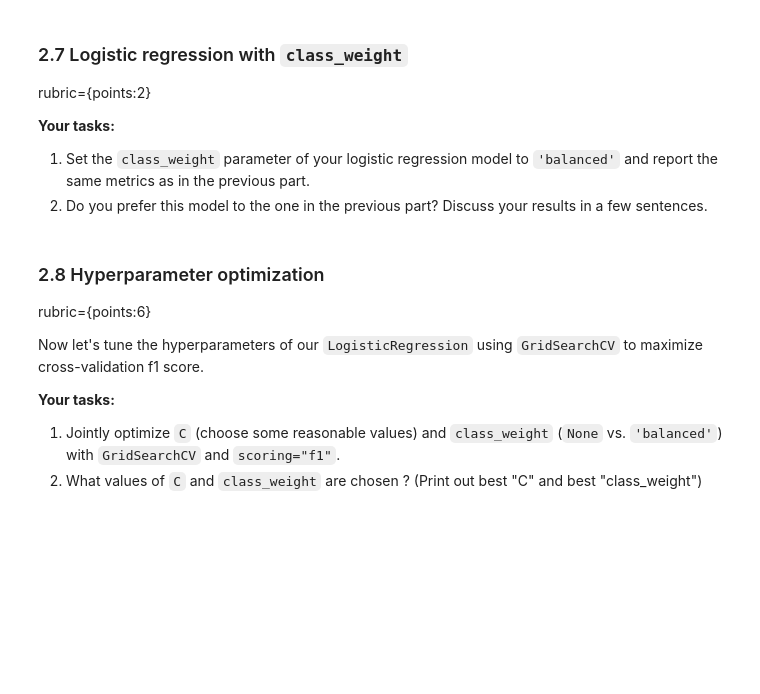
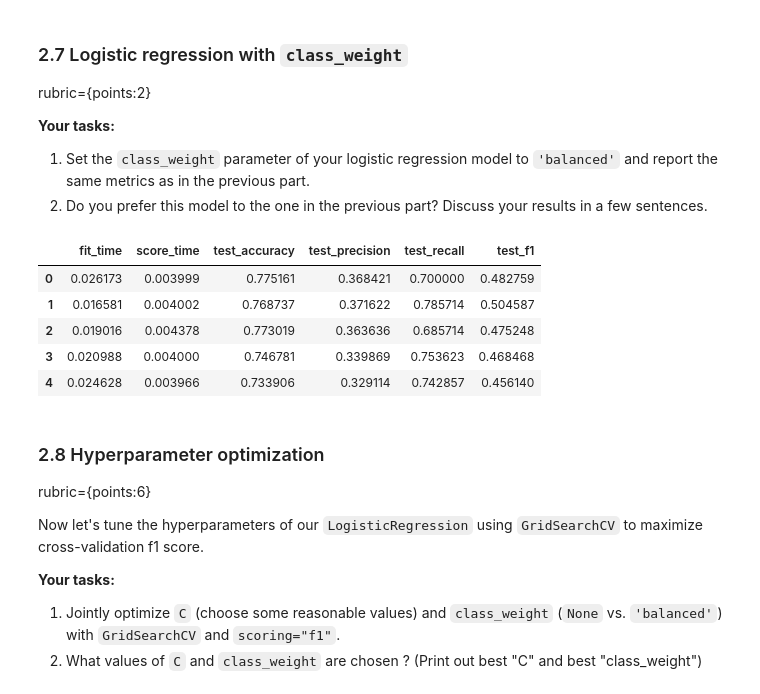
Before and after one commit to CarsonFox/MachineLearning, a Jupyter notebook: HW5/CS4320_HW5.ipynb, the cells around one changed output. Saved outputs shown, nothing was run; the diff lists cells and outputs as text; code cells hidden in the pictures; blank space fills up the shorter version.

```diff
--- a/HW5/CS4320_HW5.ipynb
+++ b/HW5/CS4320_HW5.ipynb
@@ -272,3 +352,15 @@ rubric={points:2}
+# %%
+reg = LogisticRegression(class_weight='balanced')
+model = make_pipeline(ct, reg)
+model.fit(X_train, y_train)
+pd.DataFrame(cross_validate(model, X_train, y_train, scoring=['accuracy', 'precision', 'recall', 'f1']))
+# %% [output]
+|  | fit_time | score_time | test_accuracy | test_precision | test_recall | test_f1 |
+| 0 | 0.026173 | 0.003999 | 0.775161 | 0.368421 | 0.700000 | 0.482759 |
+| 1 | 0.016581 | 0.004002 | 0.768737 | 0.371622 | 0.785714 | 0.504587 |
+| 2 | 0.019016 | 0.004378 | 0.773019 | 0.363636 | 0.685714 | 0.475248 |
+| 3 | 0.020988 | 0.004000 | 0.746781 | 0.339869 | 0.753623 | 0.468468 |
+| 4 | 0.024628 | 0.003966 | 0.733906 | 0.329114 | 0.742857 | 0.456140 |
 # %% [markdown]
 ### 2.8 Hyperparameter optimization
 rubric={points:6}
```
Also changed, not shown: parts of 27 cells of this notebook.
